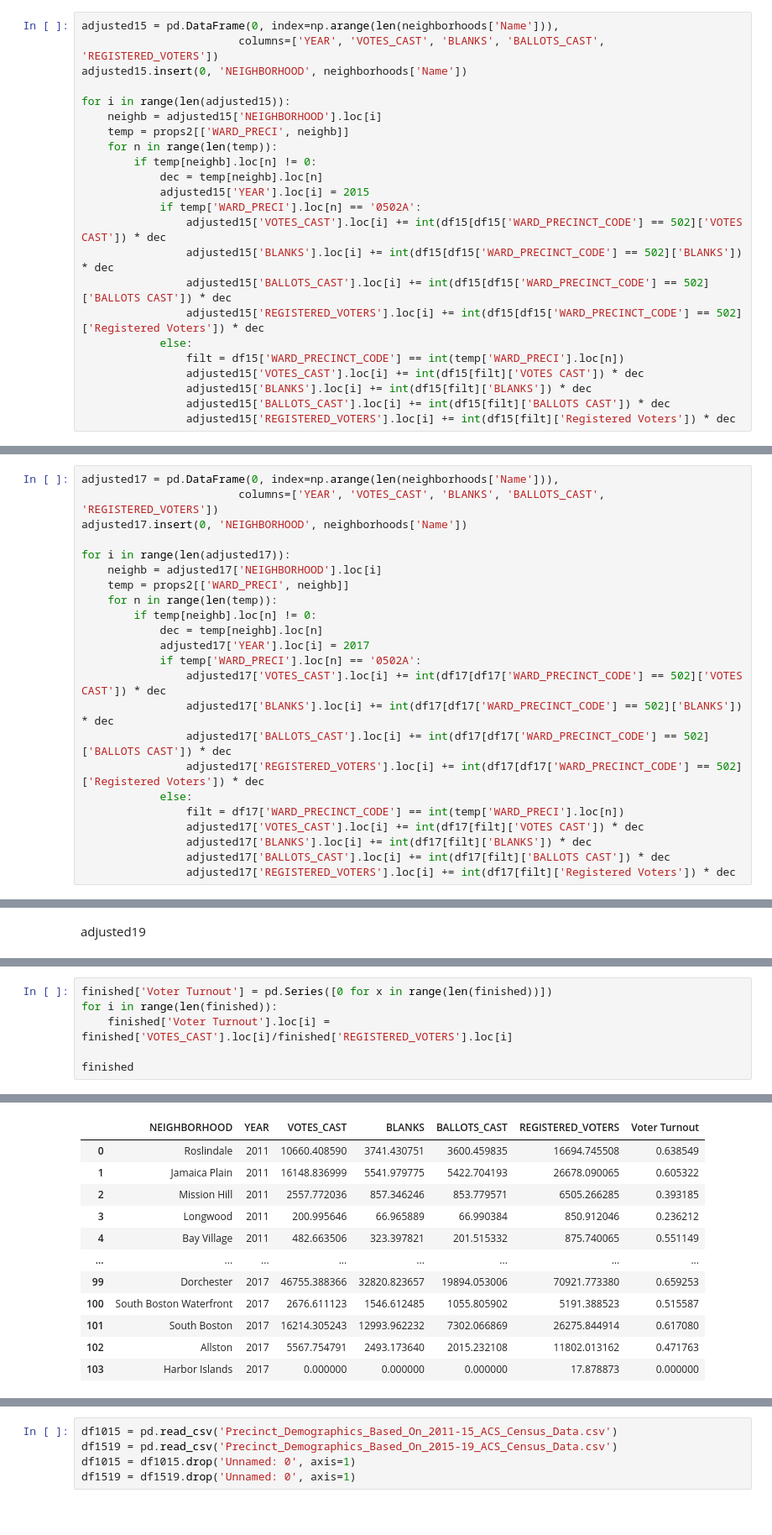
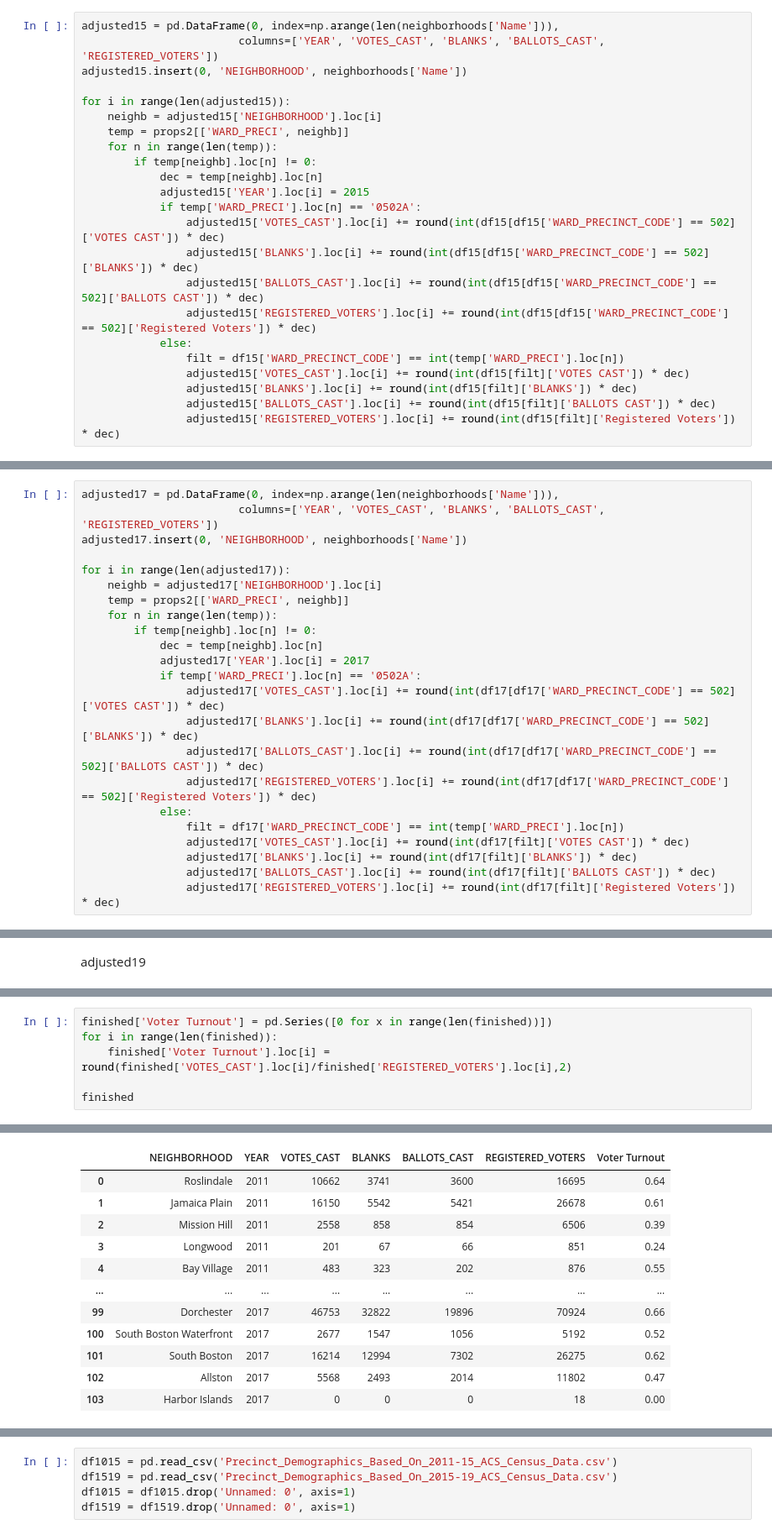
Before and after one commit to yagevlevi/BaystateBanner_Spark, a Jupyter notebook: Voting Patterns/Precincts_To_Neighborhoods.ipynb, the cells around one changed output, grey strips where cells are left out. Shown at 84% size. Drawn from its saved outputs; the diff is of its cells as text.

```diff
--- a/Voting Patterns/Precincts_To_Neighborhoods.ipynb
+++ b/Voting Patterns/Precincts_To_Neighborhoods.ipynb
@@ -398,16 +358,16 @@ for i in range(len(adjusted15)):
             dec = temp[neighb].loc[n]
             adjusted15['YEAR'].loc[i] = 2015
             if temp['WARD_PRECI'].loc[n] == '0502A':
-                adjusted15['VOTES_CAST'].loc[i] += int(df15[df15['WARD_PRECINCT_CODE'] == 502]['VOTES CAST']) * dec
-                adjusted15['BLANKS'].loc[i] += int(df15[df15['WARD_PRECINCT_CODE'] == 502]['BLANKS']) * dec
-                adjusted15['BALLOTS_CAST'].loc[i] += int(df15[df15['WARD_PRECINCT_CODE'] == 502]['BALLOTS CAST']) * dec
-                adjusted15['REGISTERED_VOTERS'].loc[i] += int(df15[df15['WARD_PRECINCT_CODE'] == 502]['Registered Voters']) * dec
+                adjusted15['VOTES_CAST'].loc[i] += round(int(df15[df15['WARD_PRECINCT_CODE'] == 502]['VOTES CAST']) * dec)
+                adjusted15['BLANKS'].loc[i] += round(int(df15[df15['WARD_PRECINCT_CODE'] == 502]['BLANKS']) * dec)
+                adjusted15['BALLOTS_CAST'].loc[i] += round(int(df15[df15['WARD_PRECINCT_CODE'] == 502]['BALLOTS CAST']) * dec)
+                adjusted15['REGISTERED_VOTERS'].loc[i] += round(int(df15[df15['WARD_PRECINCT_CODE'] == 502]['Registered Voters']) * dec)
             else:
                 filt = df15['WARD_PRECINCT_CODE'] == int(temp['WARD_PRECI'].loc[n])
-                adjusted15['VOTES_CAST'].loc[i] += int(df15[filt]['VOTES CAST']) * dec
-                adjusted15['BLANKS'].loc[i] += int(df15[filt]['BLANKS']) * dec
-                adjusted15['BALLOTS_CAST'].loc[i] += int(df15[filt]['BALLOTS CAST']) * dec
-                adjusted15['REGISTERED_VOTERS'].loc[i] += int(df15[filt]['Registered Voters']) * dec
+                adjusted15['VOTES_CAST'].loc[i] += round(int(df15[filt]['VOTES CAST']) * dec)
+                adjusted15['BLANKS'].loc[i] += round(int(df15[filt]['BLANKS']) * dec)
+                adjusted15['BALLOTS_CAST'].loc[i] += round(int(df15[filt]['BALLOTS CAST']) * dec)
+                adjusted15['REGISTERED_VOTERS'].loc[i] += round(int(df15[filt]['Registered Voters']) * dec)
 # %% [output]
 A value is trying to be set on a copy of a slice from a DataFrame
 
@@ -459,16 +399,16 @@ for i in range(len(adjusted17)):
             dec = temp[neighb].loc[n]
             adjusted17['YEAR'].loc[i] = 2017
             if temp['WARD_PRECI'].loc[n] == '0502A':
-                adjusted17['VOTES_CAST'].loc[i] += int(df17[df17['WARD_PRECINCT_CODE'] == 502]['VOTES CAST']) * dec
-                adjusted17['BLANKS'].loc[i] += int(df17[df17['WARD_PRECINCT_CODE'] == 502]['BLANKS']) * dec
-                adjusted17['BALLOTS_CAST'].loc[i] += int(df17[df17['WARD_PRECINCT_CODE'] == 502]['BALLOTS CAST']) * dec
-                adjusted17['REGISTERED_VOTERS'].loc[i] += int(df17[df17['WARD_PRECINCT_CODE'] == 502]['Registered Voters']) * dec
+                adjusted17['VOTES_CAST'].loc[i] += round(int(df17[df17['WARD_PRECINCT_CODE'] == 502]['VOTES CAST']) * dec)
+                adjusted17['BLANKS'].loc[i] += round(int(df17[df17['WARD_PRECINCT_CODE'] == 502]['BLANKS']) * dec)
+                adjusted17['BALLOTS_CAST'].loc[i] += round(int(df17[df17['WARD_PRECINCT_CODE'] == 502]['BALLOTS CAST']) * dec)
+                adjusted17['REGISTERED_VOTERS'].loc[i] += round(int(df17[df17['WARD_PRECINCT_CODE'] == 502]['Registered Voters']) * dec)
             else:
                 filt = df17['WARD_PRECINCT_CODE'] == int(temp['WARD_PRECI'].loc[n])
-                adjusted17['VOTES_CAST'].loc[i] += int(df17[filt]['VOTES CAST']) * dec
-                adjusted17['BLANKS'].loc[i] += int(df17[filt]['BLANKS']) * dec
-                adjusted17['BALLOTS_CAST'].loc[i] += int(df17[filt]['BALLOTS CAST']) * dec
-                adjusted17['REGISTERED_VOTERS'].loc[i] += int(df17[filt]['Registered Voters']) * dec
+                adjusted17['VOTES_CAST'].loc[i] += round(int(df17[filt]['VOTES CAST']) * dec)
+                adjusted17['BLANKS'].loc[i] += round(int(df17[filt]['BLANKS']) * dec)
+                adjusted17['BALLOTS_CAST'].loc[i] += round(int(df17[filt]['BALLOTS CAST']) * dec)
+                adjusted17['REGISTERED_VOTERS'].loc[i] += round(int(df17[filt]['Registered Voters']) * dec)
 # %% [output]
 A value is trying to be set on a copy of a slice from a DataFrame
 
@@ -553,24 +471,24 @@ finished.to_csv('2011-2017_Estimated_Voter_Data_Per_Neighborhood.csv')
 # %%
 finished['Voter Turnout'] = pd.Series([0 for x in range(len(finished))])
 for i in range(len(finished)):
-    finished['Voter Turnout'].loc[i] = finished['VOTES_CAST'].loc[i]/finished['REGISTERED_VOTERS'].loc[i]
+    finished['Voter Turnout'].loc[i] = round(finished['VOTES_CAST'].loc[i]/finished['REGISTERED_VOTERS'].loc[i],2)
 
 finished
 # %% [output]
 A value is trying to be set on a copy of a slice from a DataFrame
 
 See the caveats in the documentation: https://pandas.pydata.org/pandas-docs/stable/user_guide/indexing.html#returning-a-view-versus-a-copy
   self._setitem_single_block(indexer, value, name)
 |  | NEIGHBORHOOD | YEAR | VOTES_CAST | BLANKS | BALLOTS_CAST | REGISTERED_VOTERS | Voter Turnout |
-| 0 | Roslindale | 2011 | 10660.408590 | 3741.430751 | 3600.459835 | 16694.745508 | 0.638549 |
-| 1 | Jamaica Plain | 2011 | 16148.836999 | 5541.979775 | 5422.704193 | 26678.090065 | 0.605322 |
-| 2 | Mission Hill | 2011 | 2557.772036 | 857.346246 | 853.779571 | 6505.266285 | 0.393185 |
-| 3 | Longwood | 2011 | 200.995646 | 66.965889 | 66.990384 | 850.912046 | 0.236212 |
-| 4 | Bay Village | 2011 | 482.663506 | 323.397821 | 201.515332 | 875.740065 | 0.551149 |
+| 0 | Roslindale | 2011 | 10662 | 3741 | 3600 | 16695 | 0.64 |
+| 1 | Jamaica Plain | 2011 | 16150 | 5542 | 5421 | 26678 | 0.61 |
+| 2 | Mission Hill | 2011 | 2558 | 858 | 854 | 6506 | 0.39 |
+| 3 | Longwood | 2011 | 201 | 67 | 66 | 851 | 0.24 |
+| 4 | Bay Village | 2011 | 483 | 323 | 202 | 876 | 0.55 |
 | ... | ... | ... | ... | ... | ... | ... | ... |
-| 99 | Dorchester | 2017 | 46755.388366 | 32820.823657 | 19894.053006 | 70921.773380 | 0.659253 |
-| 100 | South Boston Waterfront | 2017 | 2676.611123 | 1546.612485 | 1055.805902 | 5191.388523 | 0.515587 |
-| 101 | South Boston | 2017 | 16214.305243 | 12993.962232 | 7302.066869 | 26275.844914 | 0.617080 |
-| 102 | Allston | 2017 | 5567.754791 | 2493.173640 | 2015.232108 | 11802.013162 | 0.471763 |
-| 103 | Harbor Islands | 2017 | 0.000000 | 0.000000 | 0.000000 | 17.878873 | 0.000000 |
+| 99 | Dorchester | 2017 | 46753 | 32822 | 19896 | 70924 | 0.66 |
+| 100 | South Boston Waterfront | 2017 | 2677 | 1547 | 1056 | 5192 | 0.52 |
+| 101 | South Boston | 2017 | 16214 | 12994 | 7302 | 26275 | 0.62 |
+| 102 | Allston | 2017 | 5568 | 2493 | 2014 | 11802 | 0.47 |
+| 103 | Harbor Islands | 2017 | 0 | 0 | 0 | 18 | 0.00 |
 104 rows × 7 columns
```
Also changed, not shown: parts of 11 cells of this notebook, 10 other files.
